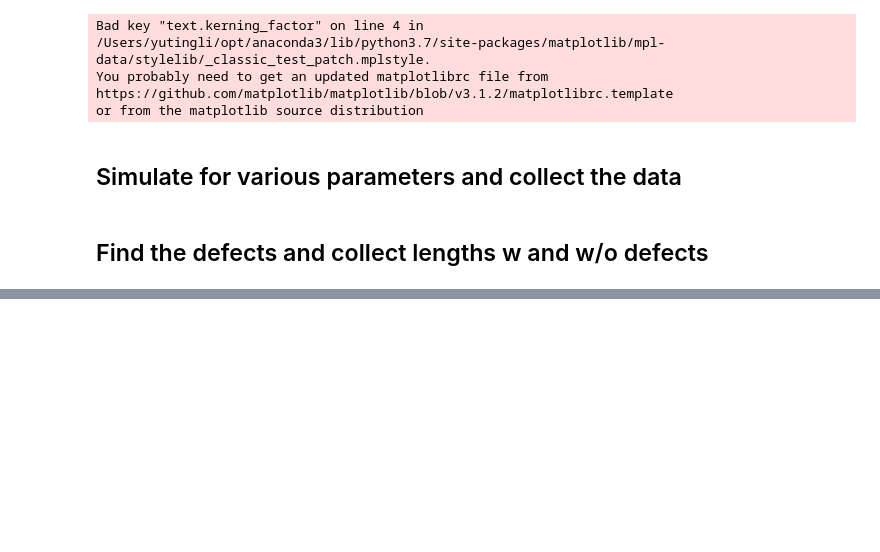
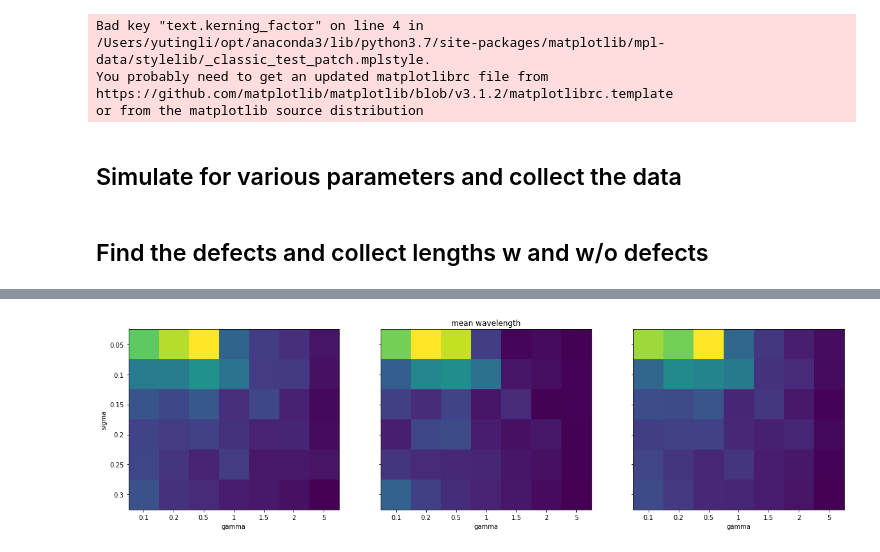
Before and after one commit to Irene-Li/kuramoto, a Jupyter notebook: wavelength_sim.py.ipynb, the cells around one changed output, grey strips where cells are left out. Saved outputs shown, nothing was run; the diff lists cells and outputs as text; code cells hidden in the pictures; blank space fills up the shorter version.

```diff
--- a/wavelength_sim.py.ipynb
+++ b/wavelength_sim.py.ipynb
@@ -72,0 +90,45 @@ plt.show()
+# %%
+s = len(data)
+
+
+length_mean = []
+length_std = []
+length2_mean = []
+length2_std = []
+
+for (j, datasets) in enumerate(data):
+    find_defects(datasets)
+    lengths, lengths_wo_defects = find_lengths(datasets)
+
+
+
+    length_mean.append(list(map(np.mean, lengths)))
+    length_std.append(list(map(np.std, lengths)))
+
+    length2_mean.append(list(map(np.mean, lengths_wo_defects)))
+    length2_std.append(list(map(np.std, lengths_wo_defects)))
+
+
+
+shape = (len(gammas),len(sigmas), len(mean_omegas), 3)
+length_mean = np.reshape(length_mean, shape)
+length_std = np.reshape(length_std, shape)
+length2_mean = np.reshape(length2_mean, shape)
+length2_std = np.reshape(length2_std, shape)
+# %%
+fig, axes = plt.subplots(ncols=3, sharey=True, figsize=(20, 20))
+
+for i in range(3):
+
+    axes[i].imshow(length2_mean[:, :, 0, i].T) # swap x and y axis so gammas is the x axis
+    axes[i].set_xticks(range(len(gammas)))
+    axes[i].set_xticklabels(gammas)
+    axes[i].set_xlabel('gamma')
+
+axes[0].set_ylabel('sigma')
+axes[0].set_yticks(range(len(sigmas)))
+axes[0].set_yticklabels(sigmas)
+axes[1].set_title('mean wavelength')
+plt.show()
+# %% [output]
+[figure, added]
```
Also changed, not shown: parts of 5 cells of this notebook, 11 other files.
